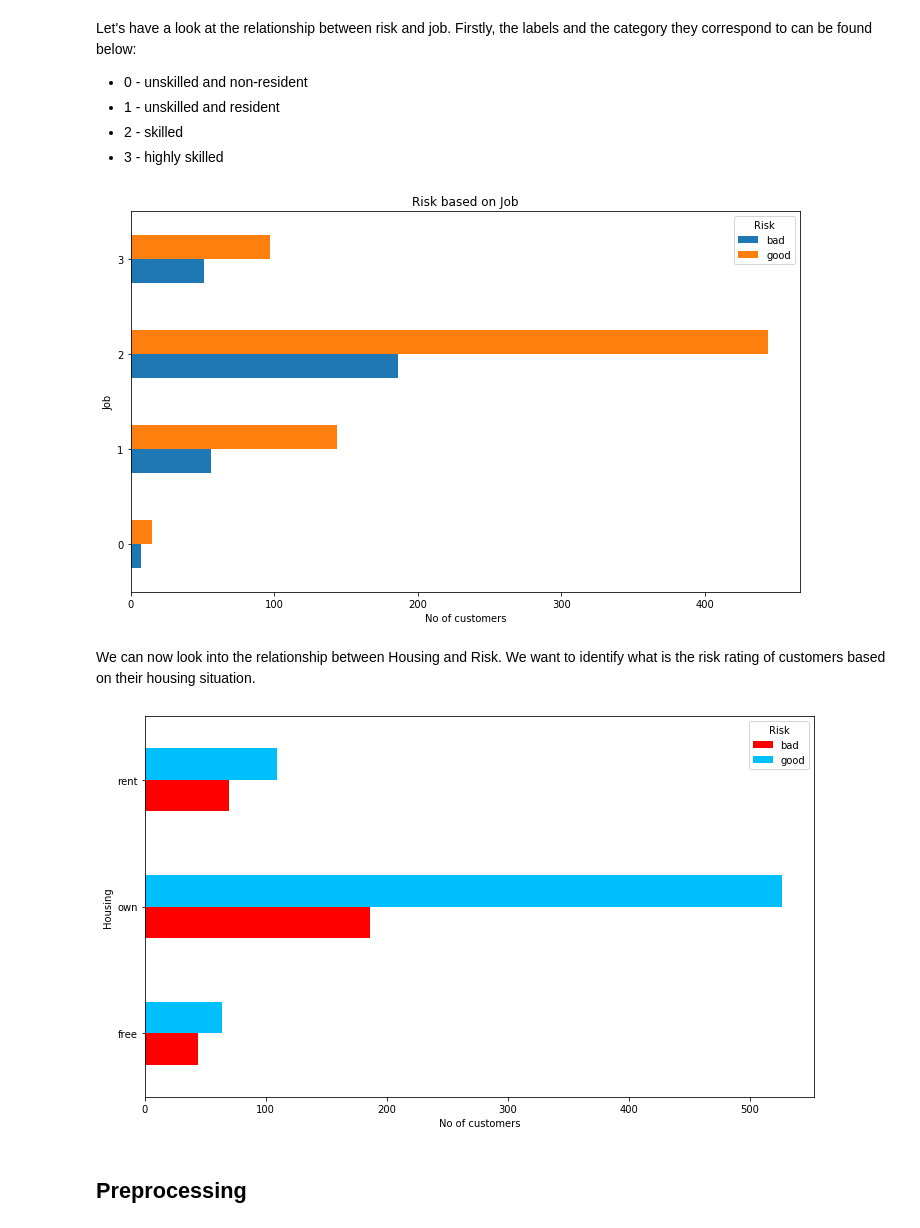
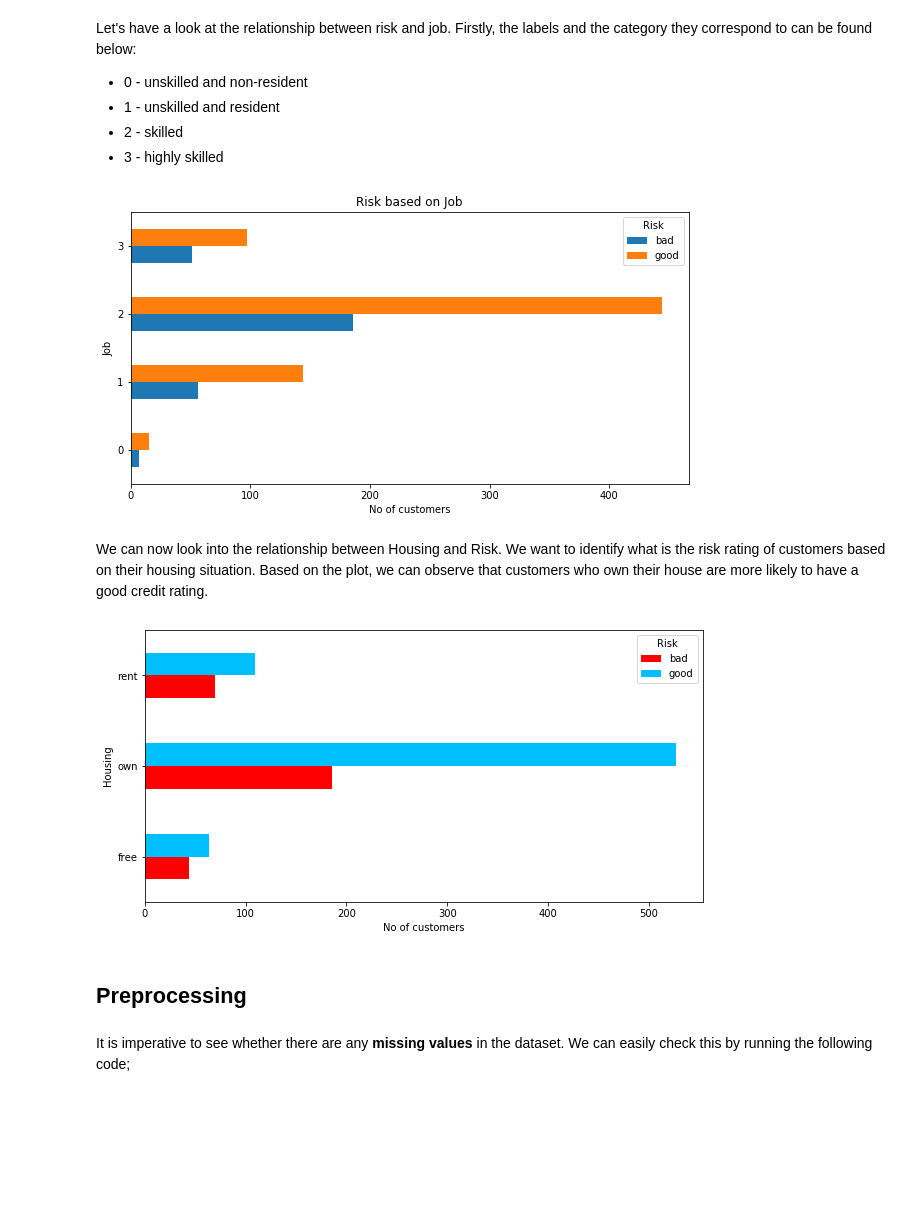
Before and after one commit to pvts/credit-risk-classification, a Jupyter notebook: Credit Risk Classification.ipynb, the cells around one changed output. Cells and saved outputs as stored; diff of their text form; code cells hidden in the pictures; blank space fills up the shorter version.

```diff
--- a/Credit Risk Classification.ipynb
+++ b/Credit Risk Classification.ipynb
@@ -9,7 +16,7 @@ import matplotlib.pyplot as plt
 ## EDA
 # %%
 #read/open the dataset
-path = r'\data'
+path = r'../data'
 
 
 #the first column is the index
@@ -145,23 +146,25 @@ Let's have a look at the relationship between risk and job. Firstly, the labels
 # %%
 #preparing the data
 job_risk = pd.crosstab(df['Job'],df['Risk'])
 #horizontal barplot
-job_risk.plot.barh(figsize=(12,7))
+job_risk.plot.barh(figsize=(10,5))
 plt.title('Risk based on Job')
 plt.xlabel('No of customers')
 plt.show()
 # %% [output]
-[figure, old version]
+[figure, new version]
 # %% [markdown]
-We can now look into the relationship between Housing and Risk. We want to identify what is the risk rating of customers based on their housing situation.
+We can now look into the relationship between Housing and Risk. We want to identify what is the risk rating of customers based on their housing situation. Based on the plot, we can observe that customers who own their house are more likely to have a good credit rating.
 # %%
 #preparing the data
 house_risk = pd.crosstab(df['Housing'], df['Risk'])
 #visualizing the data using a horizontal barplot
-house_risk.plot.barh(figsize=(12,7), color=['r','deepskyblue'])
+house_risk.plot.barh(figsize=(10,5), color=['r','deepskyblue'])
 plt.xlabel('No of customers')
 plt.show()
 # %% [output]
-[figure, old version]
+[figure, new version]
 # %% [markdown]
 ## Preprocessing
+# %% [markdown]
+It is imperative to see whether there are any **missing values** in the dataset. We can easily check this by running the following code;
```
Also changed, not shown: parts of 24 cells of this notebook.
